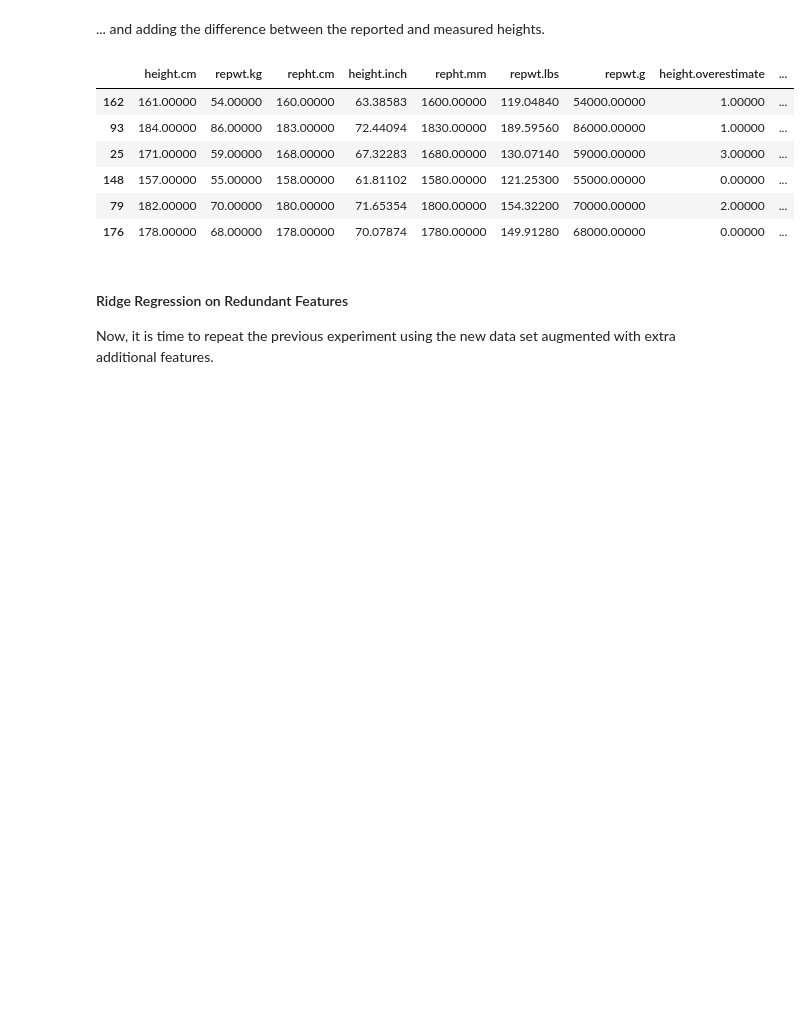
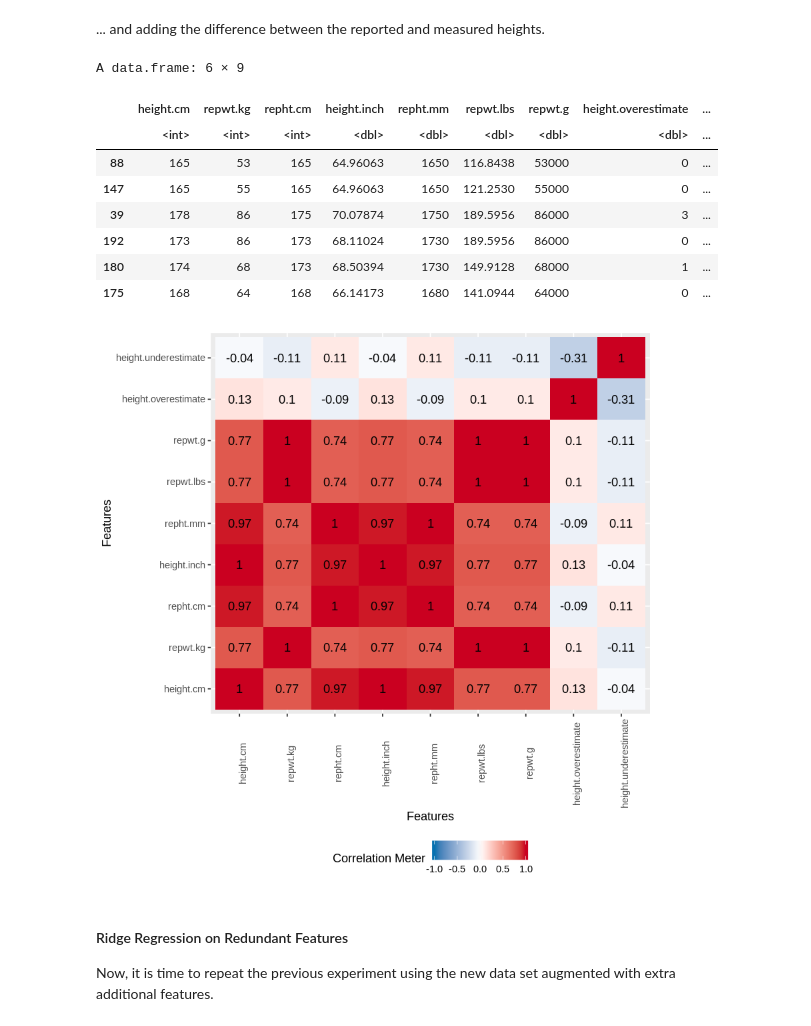
Before and after one commit to borhan-kazimipour/FIT5201, a Jupyter notebook: Activity2/Activity.2.2.ipynb, the cells around one changed output. Drawn from its saved outputs; the diff is of its cells as text; code cells hidden in the pictures; blank space fills up the shorter version.

```diff
--- a/Activity2/Activity.2.2.ipynb
+++ b/Activity2/Activity.2.2.ipynb
@@ -77,9 +87,10 @@ The `glmnet` function has several interesting input arguments and output values.
 # %%
 fitAndPlot <- function(train.data, train.label, alpha=0, lambda = c(0:5000)/1000){
+
     # fit the model
-    fit <- glmnet(x = as.matrix(train.data), y=train.label, alpha = alpha, lambda = lambda)
+    fit <- glmnet(x = as.matrix(train.data), y = train.label, alpha = alpha, lambda = lambda)
 
-    # aggrigate the outputs
+    # aggrigate the outputs - take the beta output of fit and transpose it (t) then add df and lambda values
     out <- as.data.frame(as.matrix(t(fit$beta)))
     out[,c('nonzero', 'lambda')] <- c(fit$df, fit$lambda)
 
@@ -88,31 +99,39 @@ fitAndPlot <- function(train.data, train.label, alpha=0, lambda = c(0:5000)/1000
     names(out.m) <- c('lambda', 'nonzero', 'feature', 'coefficient')
 
     # plot coefficients vs lambda
-    g <- ggplot(data = out.m, aes(x=log(lambda), y=coefficient, color=factor(feature))) + geom_line() +
-        ggtitle('Coefficients vs. lambda') + theme_minimal()
+    g <- ggplot(data = out.m, aes(x=lambda, y=coefficient, color=factor(feature))) +
+        geom_line() +
+        ggtitle('Coefficients vs. lambda') +
+        theme_minimal()
     print(g)
 
     # plot number of nonzero coefficients (as ameasure of model complexity) vs lambda
-    #g <- ggplot(data = out.m, aes(x=log(lambda), y=nonzero)) + geom_line() +
-    #    scale_color_discrete(guide = guide_legend(title = NULL)) +
-    #    ggtitle('Nonzero Coefficients vs. lambda') + theme_minimal()
-    #print(g)
+    g <- ggplot(data = out.m, aes(x=lambda, y=nonzero)) +
+        geom_line() +
+        scale_y_continuous(breaks=seq(0,10,1)) +
+        scale_color_discrete(guide = guide_legend(title = NULL)) +
+        ggtitle('Nonzero Coefficients vs. lambda') +
+        theme_minimal()
+    print(g)
 
     # run the predictions
     train.predict <- predict(fit, newx=as.matrix(train.data))
     test.predict <- predict(fit, newx=as.matrix(test.data))
 
-    # calculate the standard errors
+    # calculate the errors
     error <- data.frame('lambda' = out$lambda,
                     'train' = sqrt(colSums((train.predict - train.label)^2)/nrow(train.predict)),
                     'test' = sqrt(colSums((test.predict - test.label)^2)/nrow(test.predict)))
     error.m <- melt(error, id='lambda')
-    names(error.m) <- c('lambda', 'set', 'SE')
+    names(error.m) <- c('lambda', 'set', 'RMSE')
 
     # plot sum of squarred error for train and test sets vs lambda
-    g <- ggplot(data = error.m, aes(x= log(lambda), y = SE, color = factor(set))) + geom_line() +  ylim(0,6) +
+    g <- ggplot(data = error.m, aes(x=lambda, y = RMSE, color = factor(set))) +
+        geom_line() +
+        ylim(0,6) +
         scale_color_discrete(guide = guide_legend(title = NULL)) +
-        ggtitle('Sum of squarred errors vs. lambda') + theme_minimal()
+        ggtitle('RMSE vs. lambda') +
+        theme_minimal()
     print(g)
 }
 # %% [markdown]
@@ -168,19 +187,24 @@ test.data$repwt.g <- test.data$repwt.kg * 1000
 # %%
 # add height differences
 train.data$height.overestimate <- ifelse(train.data$height.cm>train.data$repht.cm, train.data$height.cm - train.data$repht.cm, 0)
 train.data$height.underestimate <- ifelse(train.data$height.cm<train.data$repht.cm, train.data$repht.cm - train.data$height.cm, 0)
 
 test.data$height.overestimate <- ifelse(test.data$height.cm>test.data$repht.cm, test.data$height.cm - test.data$repht.cm, 0)
 test.data$height.underestimate <- ifelse(test.data$height.cm<test.data$repht.cm, test.data$repht.cm - test.data$height.cm, 0)
+
 head(train.data)
+plot_correlation(train.data)
 # %% [output]
+A data.frame: 6 × 9
 |  | height.cm | repwt.kg | repht.cm | height.inch | repht.mm | repwt.lbs | repwt.g | height.overestimate | ... |
-| 162 | 161.00000 | 54.00000 | 160.00000 | 63.38583 | 1600.00000 | 119.04840 | 54000.00000 | 1.00000 | ... |
-| 93 | 184.00000 | 86.00000 | 183.00000 | 72.44094 | 1830.00000 | 189.59560 | 86000.00000 | 1.00000 | ... |
-| 25 | 171.00000 | 59.00000 | 168.00000 | 67.32283 | 1680.00000 | 130.07140 | 59000.00000 | 3.00000 | ... |
-| 148 | 157.00000 | 55.00000 | 158.00000 | 61.81102 | 1580.00000 | 121.25300 | 55000.00000 | 0.00000 | ... |
-| 79 | 182.00000 | 70.00000 | 180.00000 | 71.65354 | 1800.00000 | 154.32200 | 70000.00000 | 2.00000 | ... |
-| 176 | 178.00000 | 68.00000 | 178.00000 | 70.07874 | 1780.00000 | 149.91280 | 68000.00000 | 0.00000 | ... |
+|  | <int> | <int> | <int> | <dbl> | <dbl> | <dbl> | <dbl> | <dbl> | ... |
+| 88 | 165 | 53 | 165 | 64.96063 | 1650 | 116.8438 | 53000 | 0 | ... |
+| 147 | 165 | 55 | 165 | 64.96063 | 1650 | 121.2530 | 55000 | 0 | ... |
+| 39 | 178 | 86 | 175 | 70.07874 | 1750 | 189.5956 | 86000 | 3 | ... |
+| 192 | 173 | 86 | 173 | 68.11024 | 1730 | 189.5956 | 86000 | 0 | ... |
+| 180 | 174 | 68 | 173 | 68.50394 | 1730 | 149.9128 | 68000 | 1 | ... |
+| 175 | 168 | 64 | 168 | 66.14173 | 1680 | 141.0944 | 64000 | 0 | ... |
+[figure, added]
 # %% [markdown]
 #### Ridge Regression on Redundant Features
 Now, it is time to repeat the previous experiment using the new data set augmented with extra additional features.
```
Also changed, not shown: parts of 14 cells of this notebook.
